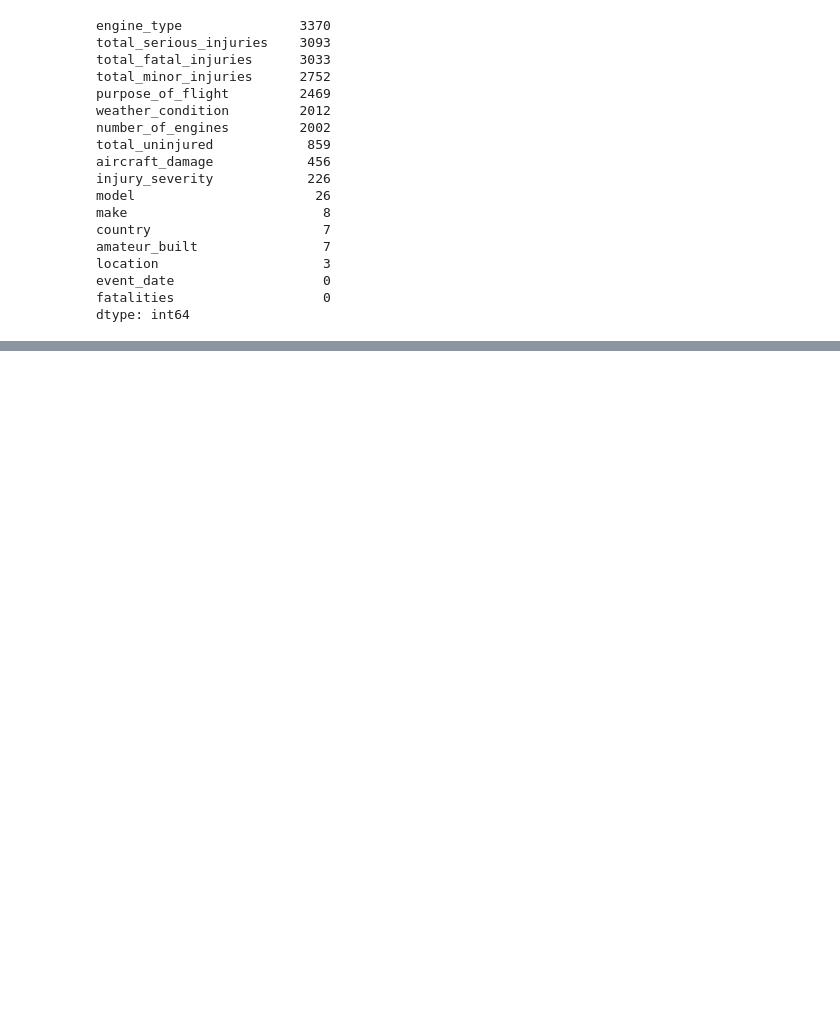
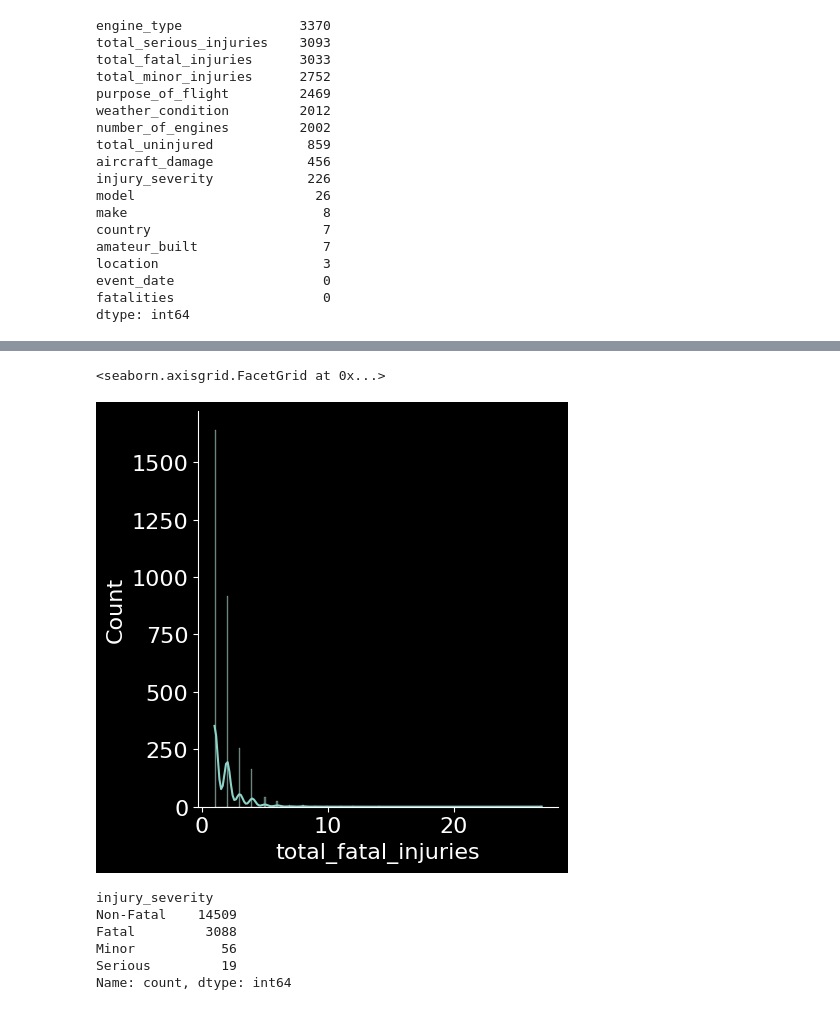
Before and after one commit to deniselouzada/air-accident-reports, a Jupyter notebook: ntsb-accidents.ipynb, the cells around one changed output, grey strips where cells are left out. Drawn from its saved outputs; the diff is of its cells as text; code cells hidden in the pictures; blank space fills up the shorter version.

```diff
--- a/ntsb-accidents.ipynb
+++ b/ntsb-accidents.ipynb
@@ -543,0 +649,2 @@ df.info()
+# %%
+df_fatal = df.loc[df.total_fatal_injuries > 0]
@@ -543,0 +671,14 @@ df.info()
+# %%
+sns.displot(df_fatal, x=df_fatal.total_fatal_injuries, kde=True)
+# %% [output]
+<seaborn.axisgrid.FacetGrid at 0x...>
+[figure, added]
+# %%
+df.injury_severity.value_counts()
+# %% [output]
+injury_severity
+Non-Fatal    14509
+Fatal         3088
+Minor           56
+Serious         19
+Name: count, dtype: int64
```
Also changed, not shown: parts of 25 cells of this notebook, 2 other files.
